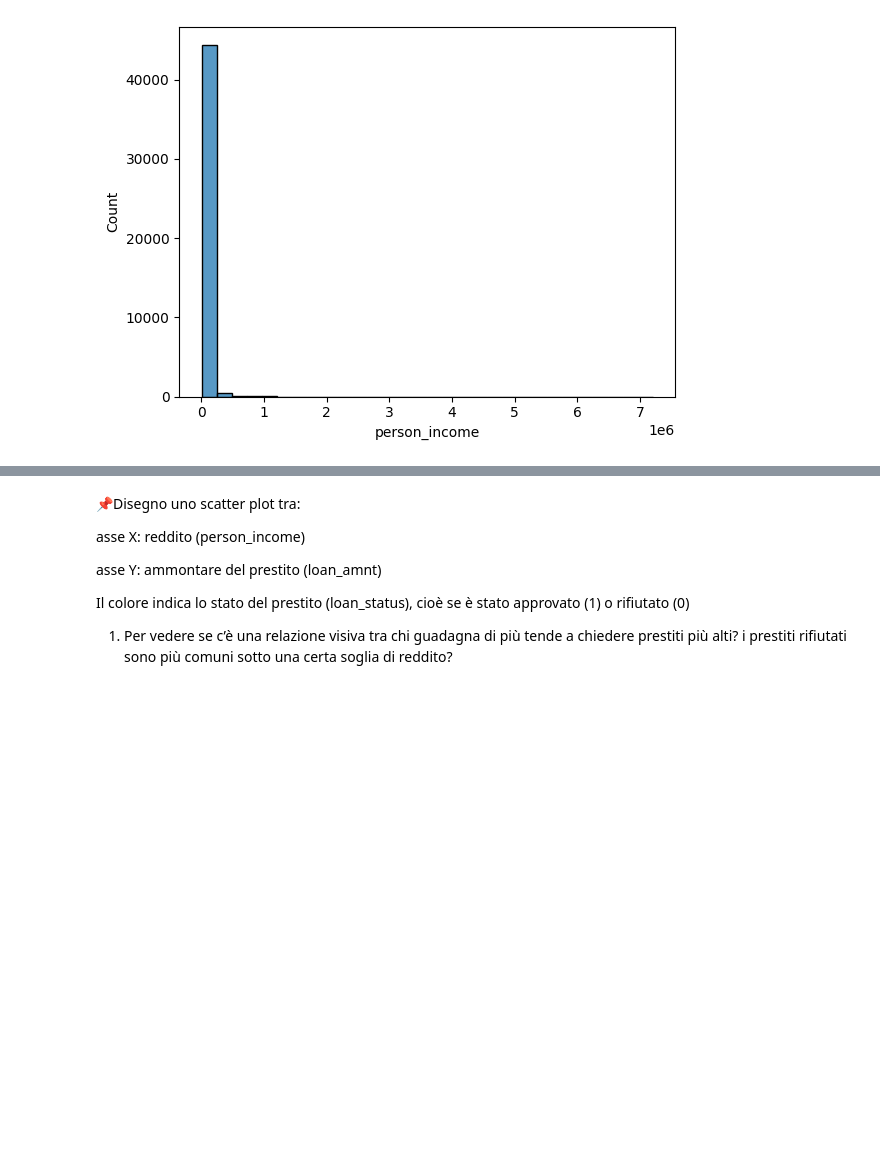
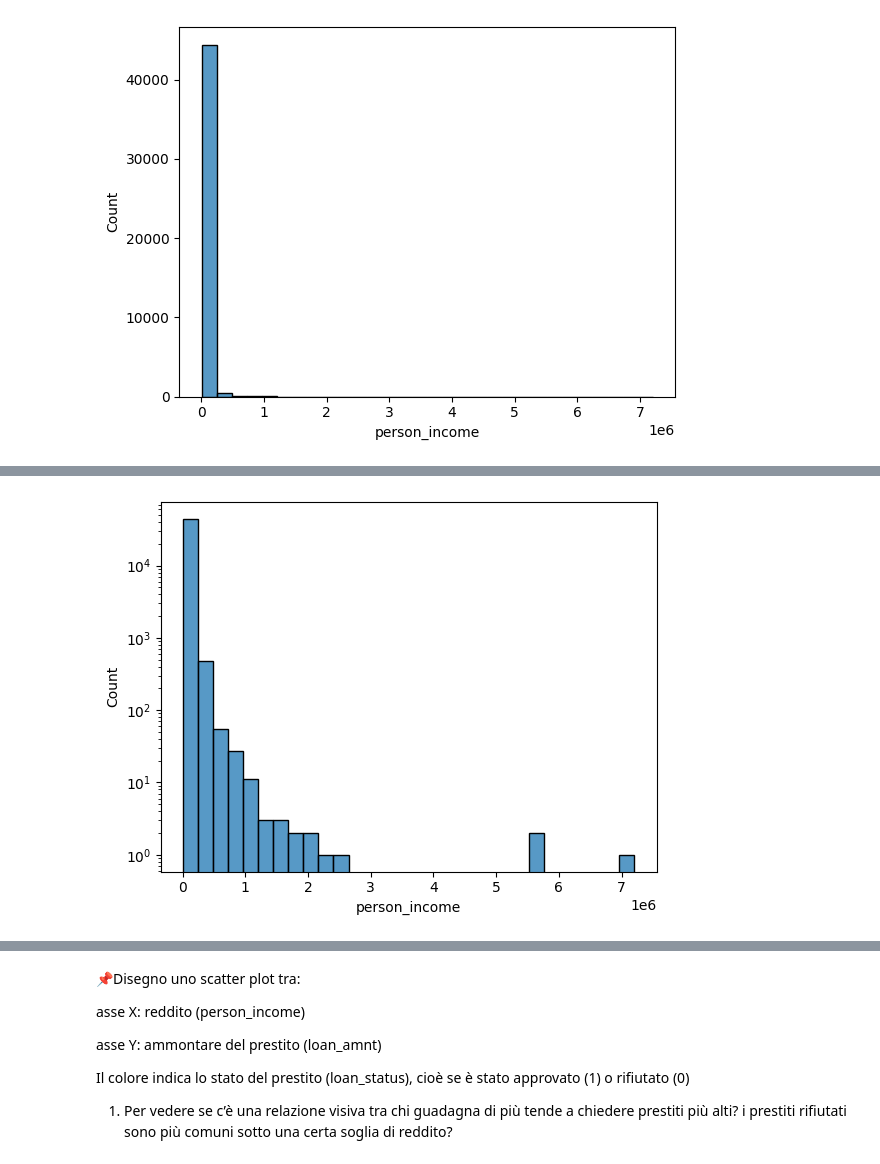
Before and after one commit to AleXcapo7/customer_scoring, a Jupyter notebook: FRANCESCA.ipynb, the cells around one changed output, grey strips where cells are left out. Cells and saved outputs as stored; diff of their text form; code cells hidden in the pictures; blank space fills up the shorter version.

```diff
--- a/FRANCESCA.ipynb
+++ b/FRANCESCA.ipynb
@@ -92,0 +113,7 @@ plt.show()
+# %%
+#Usare una scala logaritmica per visualizzare meglio i dati skewed:
+sns.histplot(df['person_income'], bins=30)
+plt.yscale('log')  # Rende leggibile l’asse Y anche con grandi differenze
+plt.show()
+# %% [output]
+[figure, added]
```
Also changed, not shown: parts of 8 cells of this notebook.
